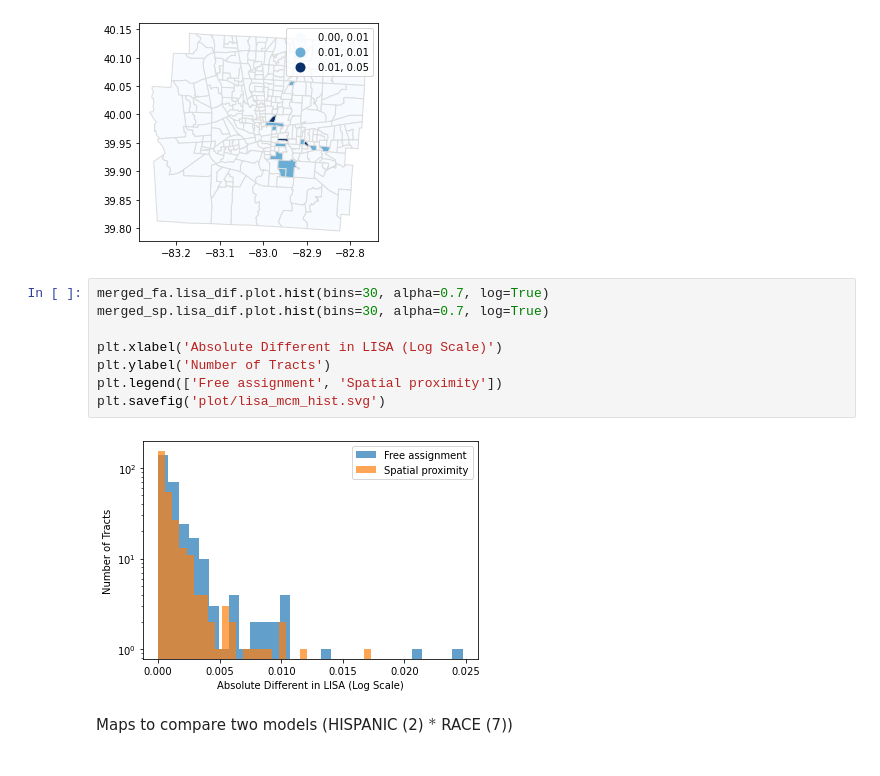
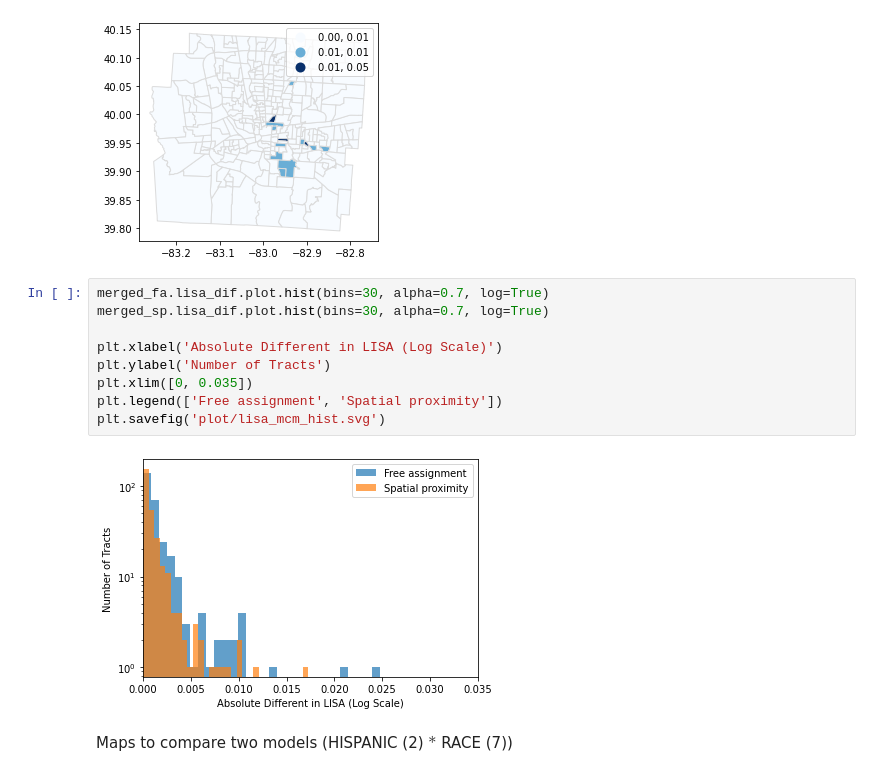
Before and after one commit to linyuehzzz/privacy-framework, a Jupyter notebook: maximum-coverage-exact-k.ipynb, the cells around one changed output. Cells and saved outputs as stored; diff of their text form.

```diff
--- a/maximum-coverage-exact-k.ipynb
+++ b/maximum-coverage-exact-k.ipynb
@@ -715,13 +717,14 @@ The PostScript backend does not support transparency; partially transparent arti
 # %%
 merged_fa.lisa_dif.plot.hist(bins=30, alpha=0.7, log=True)
 merged_sp.lisa_dif.plot.hist(bins=30, alpha=0.7, log=True)
 
 plt.xlabel('Absolute Different in LISA (Log Scale)')
 plt.ylabel('Number of Tracts')
+plt.xlim([0, 0.035])
 plt.legend(['Free assignment', 'Spatial proximity'])
 plt.savefig('plot/lisa_mcm_hist.svg')
 # %% [output]
-[figure, old version]
+[figure, new version]
 # %% [markdown]
 Maps to compare two models (HISPANIC (2) $*$ RACE (7))
 # %%
```
Also changed, not shown: parts of 1 cell of this notebook, 7 other files.
